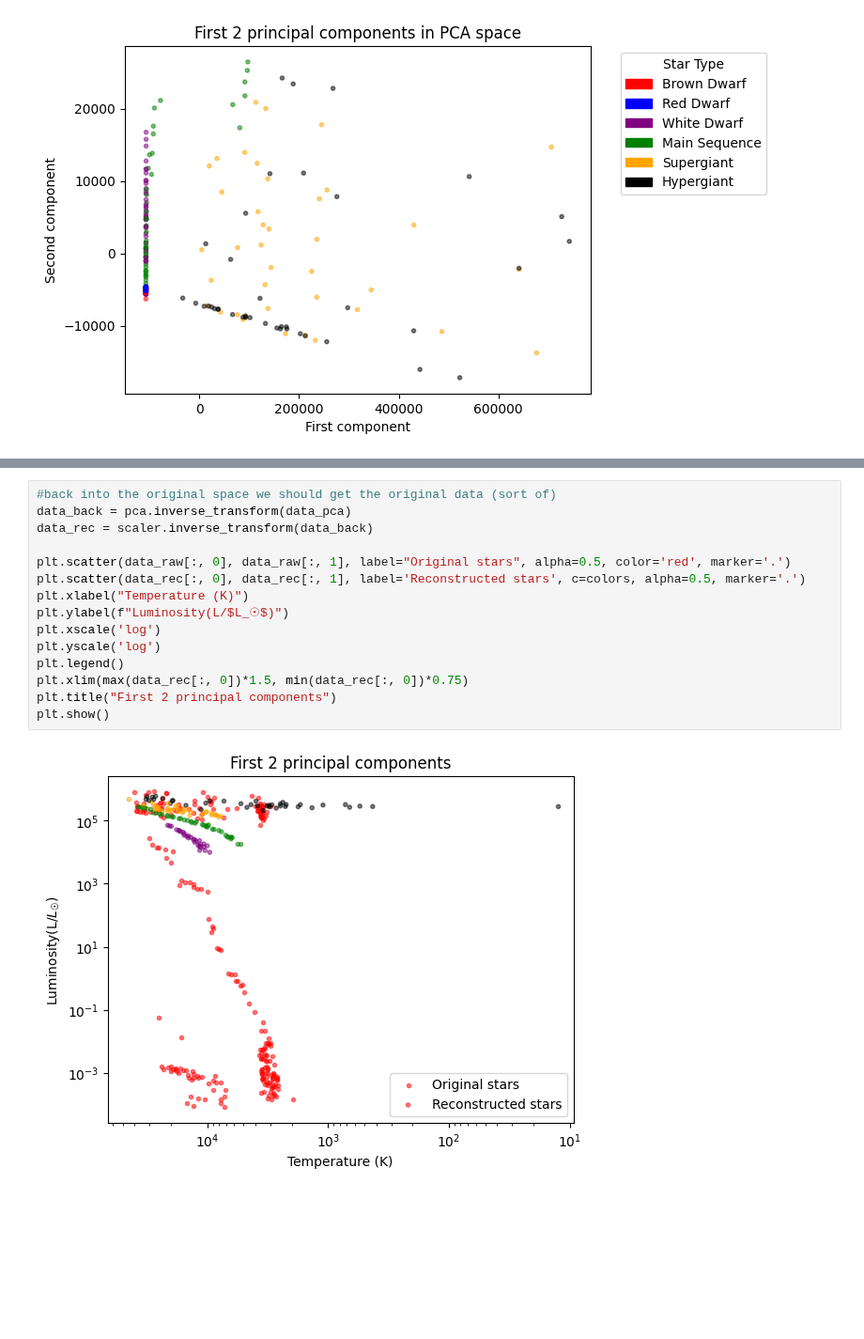
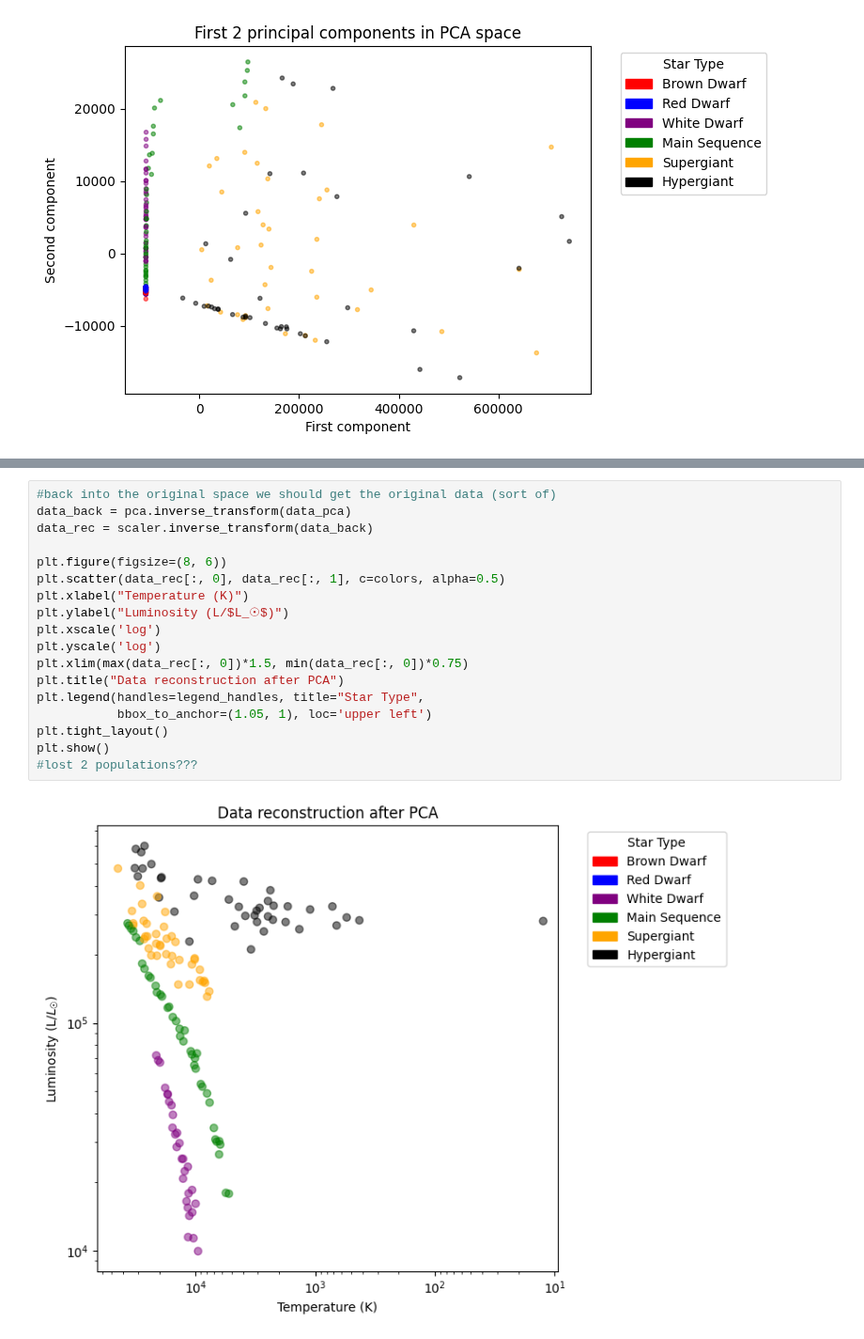
Before and after one commit to RiccardoFanton/astrostatistics_bicocca_2026, a Jupyter notebook: working/Lecture_15.ipynb, the cells around one changed output, grey strips where cells are left out. Shown at 94% size. Cells and saved outputs as stored; diff of their text form; blank space fills up the shorter version.

```diff
--- a/working/Lecture_15.ipynb
+++ b/working/Lecture_15.ipynb
@@ -121,17 +119,20 @@ The explained variance is: 0.8385817508043482
 # %%
 #back into the original space we should get the original data (sort of)
 data_back = pca.inverse_transform(data_pca)
 data_rec = scaler.inverse_transform(data_back)
 
-plt.scatter(data_raw[:, 0], data_raw[:, 1], label="Original stars", alpha=0.5, color='red', marker='.')
-plt.scatter(data_rec[:, 0], data_rec[:, 1], label='Reconstructed stars', c=colors, alpha=0.5, marker='.')
+plt.figure(figsize=(8, 6))
+plt.scatter(data_rec[:, 0], data_rec[:, 1], c=colors, alpha=0.5)
 plt.xlabel("Temperature (K)")
-plt.ylabel(f"Luminosity(L/$L_☉$)")
+plt.ylabel("Luminosity (L/$L_☉$)")
 plt.xscale('log')
 plt.yscale('log')
-plt.legend()
 plt.xlim(max(data_rec[:, 0])*1.5, min(data_rec[:, 0])*0.75)
-plt.title("First 2 principal components")
+plt.title("Data reconstruction after PCA")
+plt.legend(handles=legend_handles, title="Star Type",
+           bbox_to_anchor=(1.05, 1), loc='upper left')
+plt.tight_layout()
 plt.show()
+#lost 2 populations???
 # %% [output]
-[figure, old version]
+[figure, new version]
```
Also changed, not shown: parts of 3 cells of this notebook.
